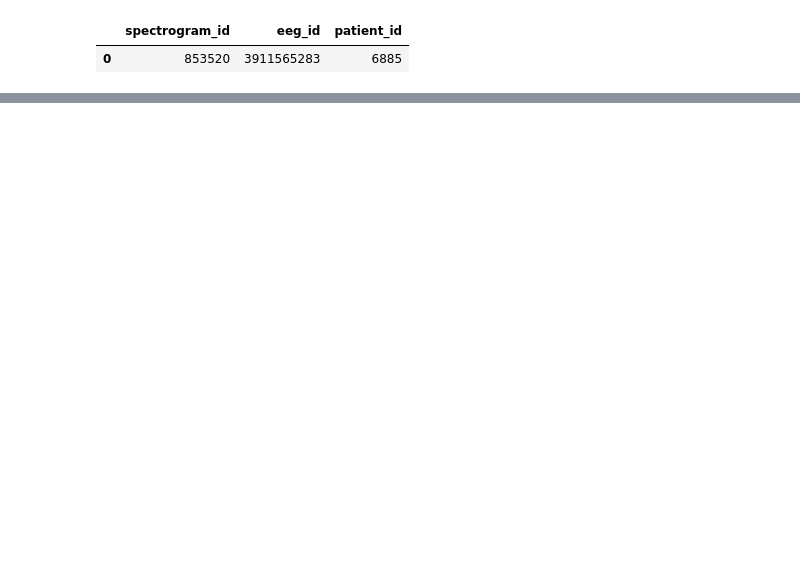
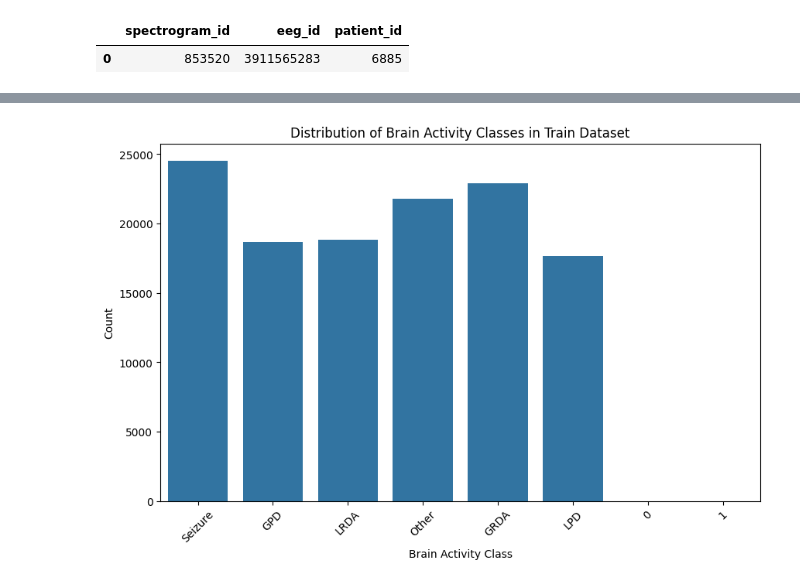
Before and after one commit to miatsivitse/Harmful-Brain-Activity-Classification, a Jupyter notebook: HBA_DataExploration.ipynb, the cells around one changed output, grey strips where cells are left out. Cells and saved outputs as stored; diff of their text form; code cells hidden in the pictures; blank space fills up the shorter version.

Commit message:
Data exploration

```diff
--- a/HBA_DataExploration.ipynb
+++ b/HBA_DataExploration.ipynb
@@ -40,0 +69,11 @@ test_data
+# %%
+#Label distribution in training dataset
+plt.figure(figsize=(10, 6))
+sns.countplot(data=train_data, x='expert_consensus')
+plt.title('Distribution of Brain Activity Classes in Train Dataset')
+plt.xlabel('Brain Activity Class')
+plt.ylabel('Count')
+plt.xticks(rotation=45)
+plt.show()
+# %% [output]
+[figure, added]
```
Also changed, not shown: parts of 4 cells of this notebook.
